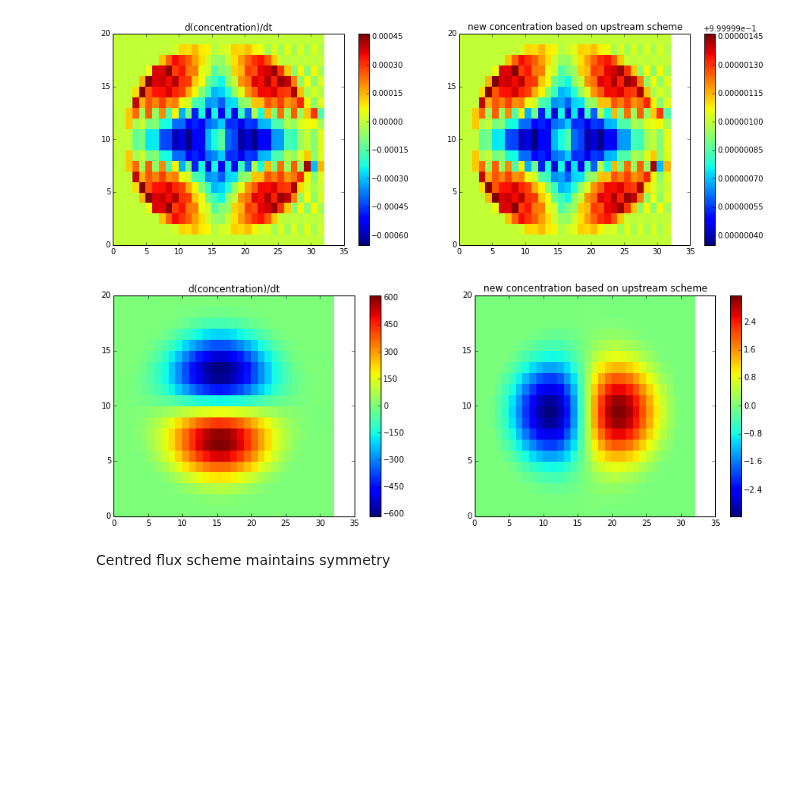
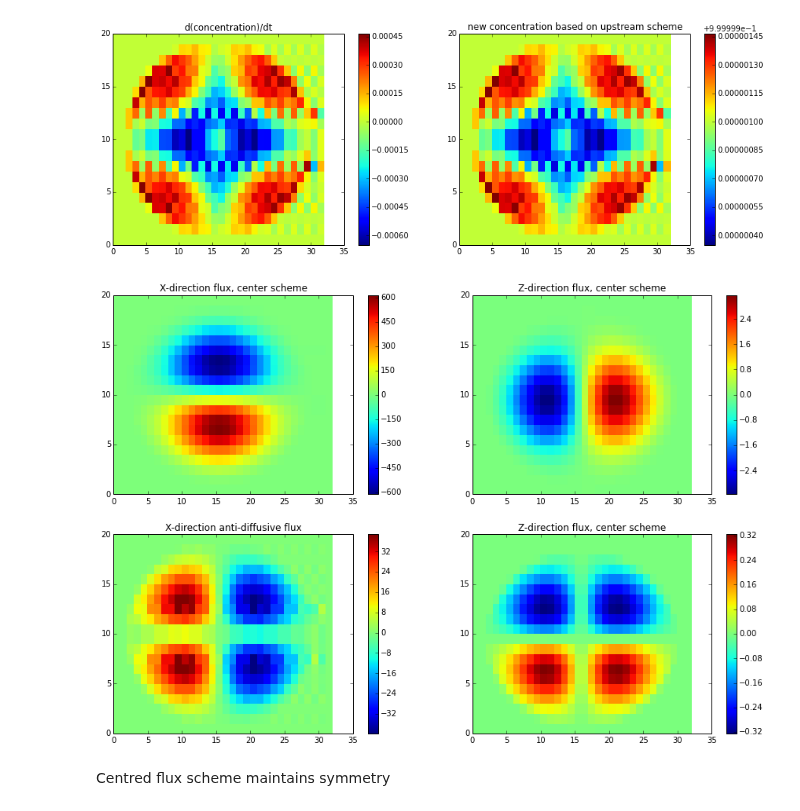
Before and after one commit to UBC-MOAD/pa-th-simple, a Jupyter notebook: prelim-model/Evaluation of 2D TVD - Step 4.ipynb, the cells around one changed output. Cells and saved outputs as stored; diff of their text form; code cells hidden in the pictures; blank space fills up the shorter version.

Commit message:
Ran README, added some more plots.

```diff
--- a/prelim-model/Evaluation of 2D TVD - Step 4.ipynb
+++ b/prelim-model/Evaluation of 2D TVD - Step 4.ipynb
@@ -123,25 +167,33 @@ cbar = fig.colorbar(test, ax=axs[1])
 # %%
 #centred flux
 fluxx_cen = np.zeros((nz, nx));         fluxz_cen = np.zeros((nz, nx))
 fluxx_cen[:, 0:nx-1] = 0.5 * ( conc.a[:, 0:nx-1]*ux[:, 0:nx-1] + conc.a[:, 1:nx]*ux[:, 1:nx] )
 fluxz_cen[0:nz-1, :] = 0.5 * ( conc.a[0:nz-1, :]*uz[0:nz-1, :] + conc.a[1:nz, :]*uz[1:nz, :] )
 
 # anti-diffusive flux
 adfx = fluxx_cen - fluxx_up                     # conc*velocity
 adfz = fluxz_cen - fluxz_up
 
 # plot centred flux, anti-diffusive
-fig, axs = plt.subplots(1,2,figsize=(15,5))
+fig, axs = plt.subplots(2,2,figsize=(15,10))
 
-test = axs[0].pcolormesh(fluxx_cen)
-axs[0].set_title('d(concentration)/dt')
-cbar = fig.colorbar(test, ax=axs[0])
+test = axs[0,0].pcolormesh(fluxx_cen)
+axs[0,0].set_title('X-direction flux, center scheme')
+cbar = fig.colorbar(test, ax=axs[0,0])
 
-test = axs[1].pcolormesh(fluxz_cen)
-axs[1].set_title('new concentration based on upstream scheme')
-cbar = fig.colorbar(test, ax=axs[1])
+test = axs[0,1].pcolormesh(fluxz_cen)
+axs[0,1].set_title('Z-direction flux, center scheme')
+cbar = fig.colorbar(test, ax=axs[0,1])
+
+mesh = axs[1,0].pcolormesh(adfx)
+axs[1,0].set_title('X-direction anti-diffusive flux')
+cbar = fig.colorbar(mesh, ax=axs[1,0])
+
+mesh = axs[1,1].pcolormesh(adfz)
+axs[1,1].set_title('Z-direction flux, center scheme')
+cbar = fig.colorbar(mesh, ax=axs[1,1])
 # %% [output]
-[figure, old version]
+[figure, new version]
 # %% [markdown]
 Centred flux scheme maintains symmetry
 # %%
```
Also changed, not shown: parts of 7 cells of this notebook, 1 other file.
